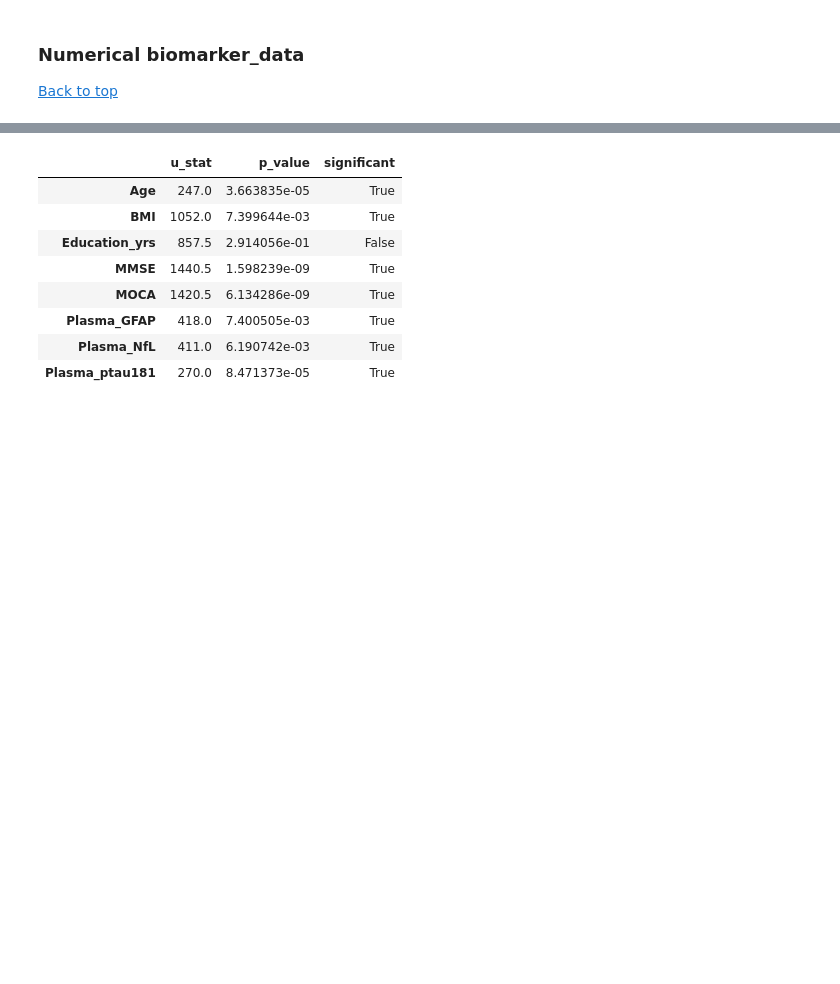
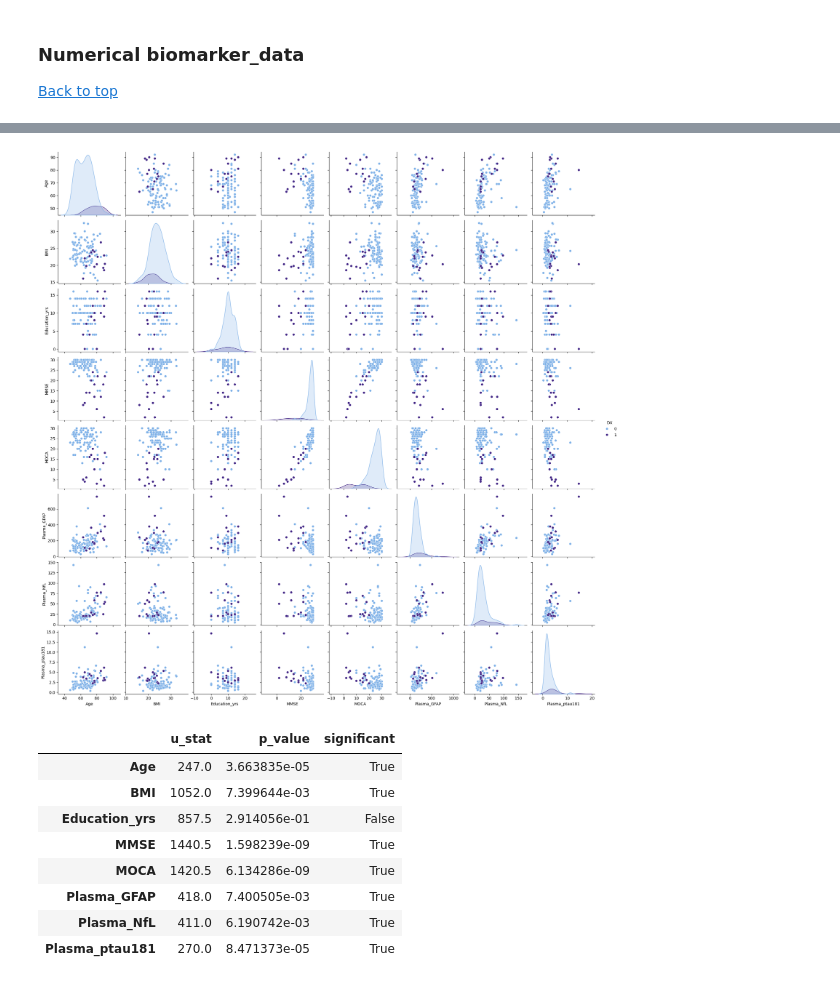
Before and after one commit to mardelmir/EDA_Project, a Jupyter notebook: src/notebooks/03_Bivariate_Analysis.ipynb, the cells around one changed output, grey strips where cells are left out. Cells and saved outputs as stored; diff of their text form; code cells hidden in the pictures; blank space fills up the shorter version.

```diff
--- a/src/notebooks/03_Bivariate_Analysis.ipynb
+++ b/src/notebooks/03_Bivariate_Analysis.ipynb
@@ -319,3 +294,7 @@ dt.numerical_correlation_spearman(num_bm, 'DX', annot = True, significant_only =
+# %%
+sns.pairplot(num_bm, hue = 'DX', palette = ['#80b2e8', '#432786']);
+# %% [output]
+[figure, added]
 # %%
 # Mann-Whitney U
 dt.categorical_numerical_test(num_bm, 'DX')
```
Also changed, not shown: parts of 23 cells of this notebook, 6 other files.
